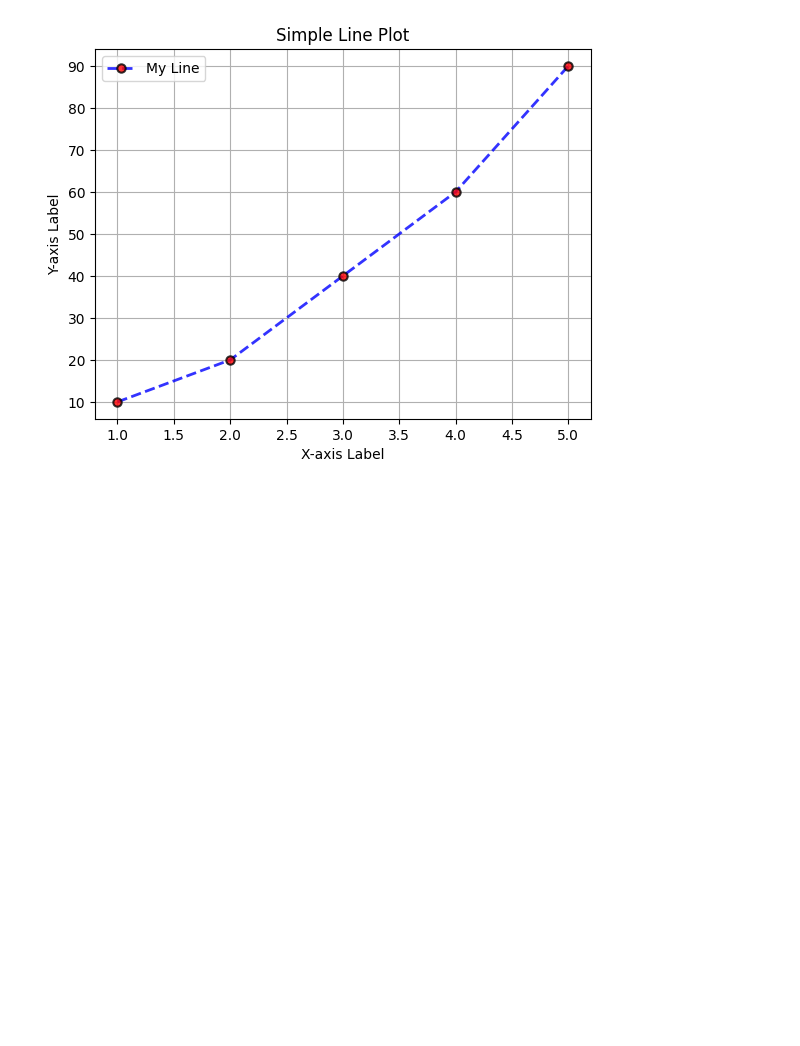
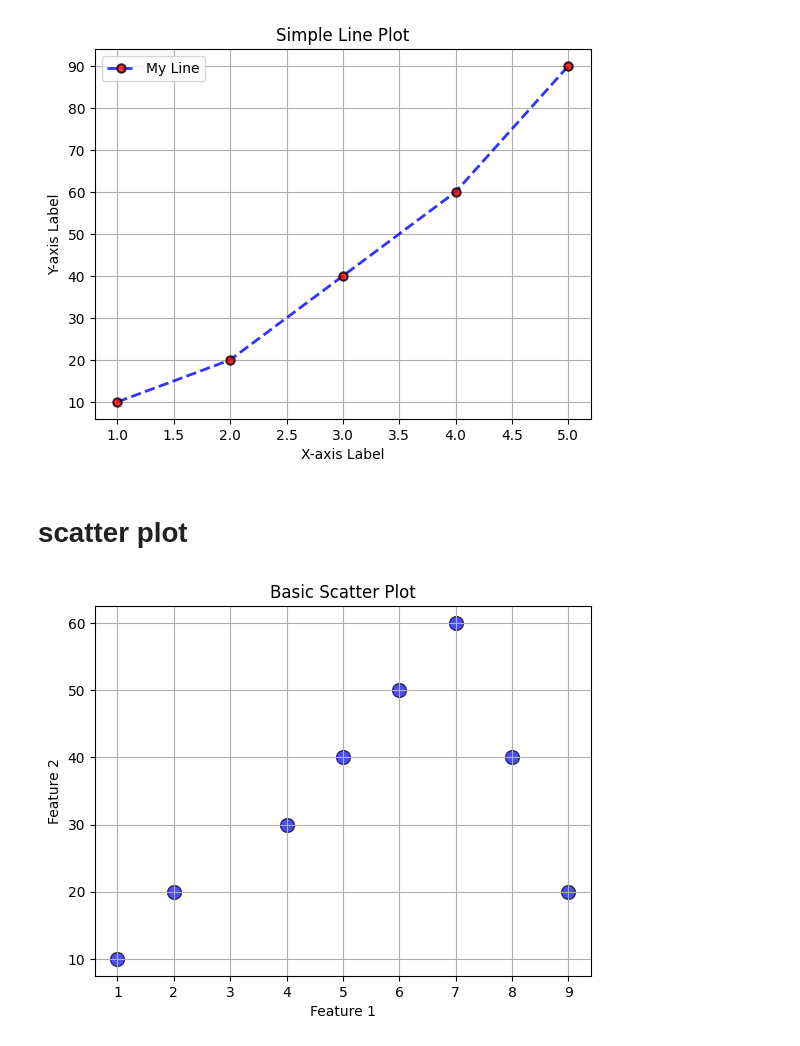
Before and after one commit to keshav2603/matplotlib-basic, a Jupyter notebook: first.ipynb, the cells around one changed output. Cells and saved outputs as stored; diff of their text form; code cells hidden in the pictures; blank space fills up the shorter version.

```diff
--- a/first.ipynb
+++ b/first.ipynb
@@ -62,5 +62,24 @@ plt.legend()
 plt.show()
 # %% [output]
 [figure]
+# %% [markdown]
+# scatter plot
 # %%
-# p
+x=np.array([1,2,4,5,6,7,8,9])
+y=np.array([10,20,30,40,50,60,40,20])
+plt.scatter(
+    x, y,
+    color='blue',         # point color
+    s=100,                # size of points
+    alpha=0.7,            # transparency
+    marker='o',           # shape of points
+    edgecolor='black',    # border color
+    label='Data points'   # for legend
+)
+plt.title("Basic Scatter Plot")
+plt.xlabel("Feature 1")
+plt.ylabel("Feature 2")
+plt.grid(True)
+plt.show()
+# %% [output]
+[figure, added]
```
Also changed, not shown: parts of 15 cells of this notebook.
